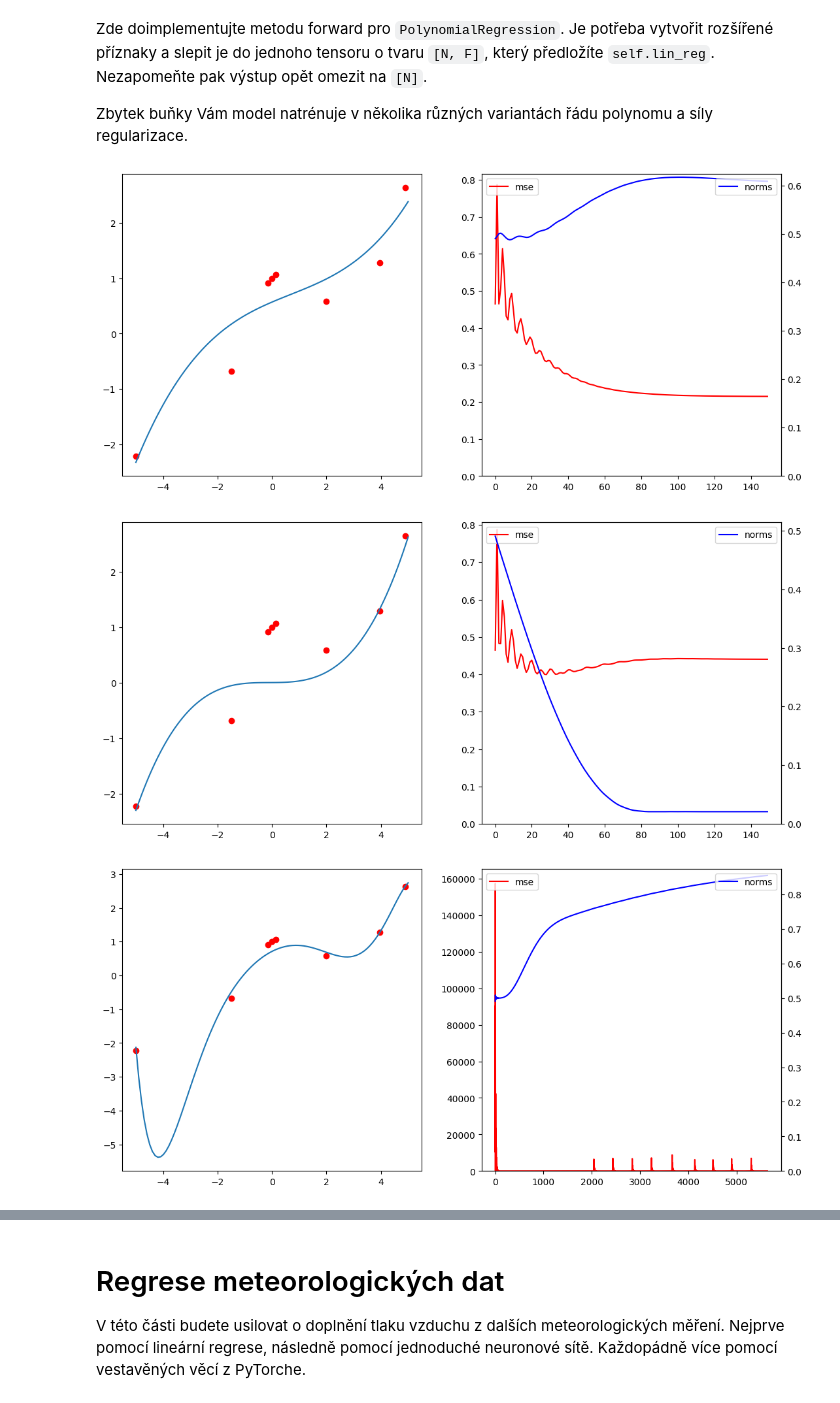
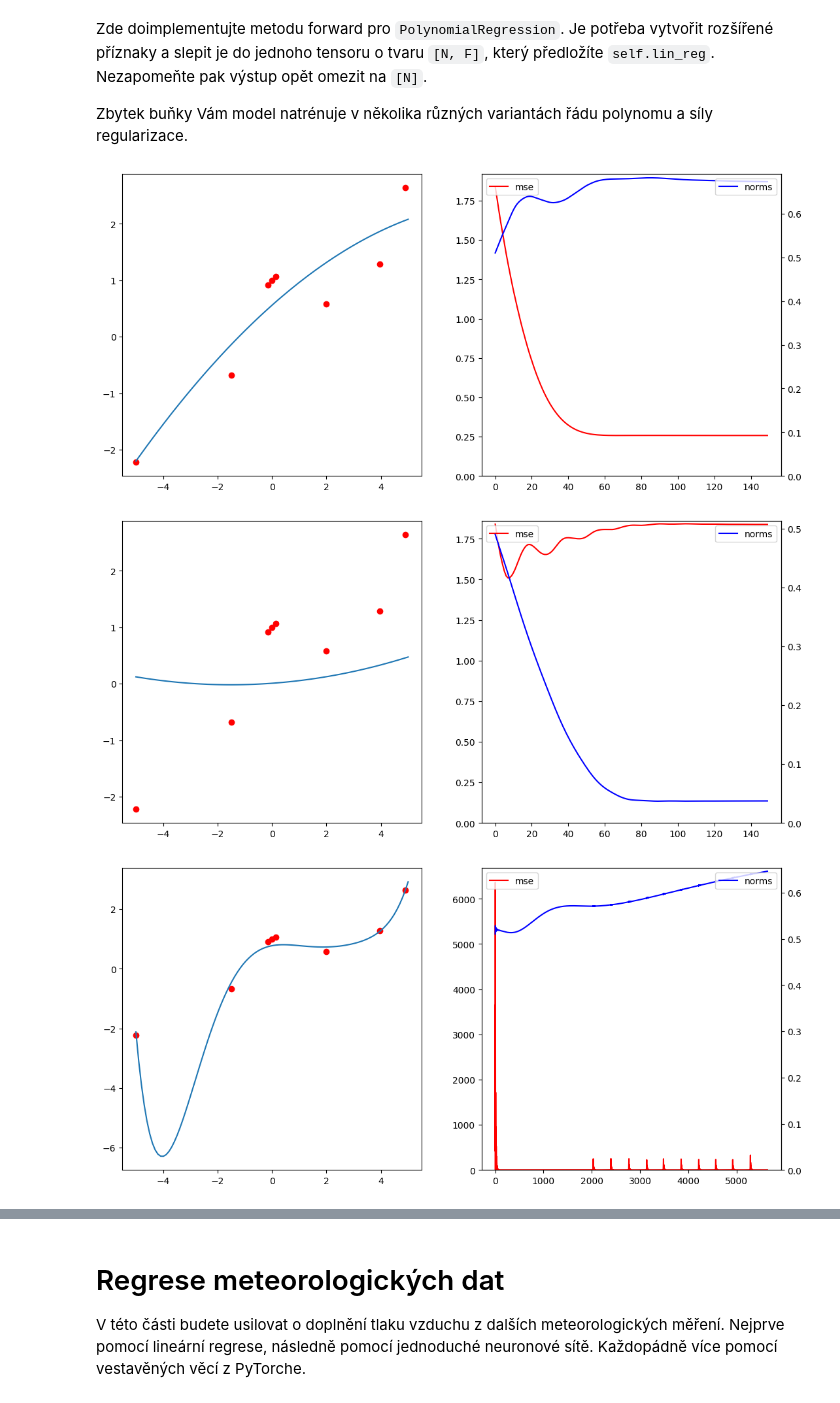
Before and after one commit to xplick04/SUI, a Jupyter notebook: proj3/zadani.ipynb, the cells around one changed output, grey strips where cells are left out. Cells and saved outputs as stored; diff of their text form; code cells hidden in the pictures.

Commit message:
poly_features

```diff
--- a/proj3/zadani.ipynb
+++ b/proj3/zadani.ipynb
@@ -105,10 +105,7 @@ class LinearRegression(torch.nn.Module):
             self.lin_reg.bias.data.fill_(0)
             self.lin_reg.weight.data[0, 0] = 0.5
 
-
-
     def forward(self, x):
-        result = self.lin_reg(x)
         return self.lin_reg(x).squeeze(1)
 
     def l2_norm(self):
@@ -201,35 +198,35 @@ class PolynomialRegression1D(torch.nn.Module):
         super().__init__()
         self.order = order
         self.lin_reg = LinearRegression(order)
 
     def forward(self, x):
-        poly_features = x
-        for i in range(2, self.order + 1):
+        poly_features = torch.ones(x.shape[0], 1)
+        for i in range(1, self.order):
             poly_features = torch.cat((poly_features, x ** (i)), dim=1)
 
         return self.lin_reg(poly_features)
 
 
     def l2_norm(self):
         return self.lin_reg.l2_norm()
 
 def run_polynomial_regr(order, l2_beta):
     model = PolynomialRegression1D(order)
     losses, norms = train_regression_model(
         model,
         MSE_with_regression(l2_beta),
         torch.optim.Adam(model.parameters(), 1e-2),
         data,
         ts,
         nb_steps= 50 + int(100*(order-2)**2.5)
     )
     plot_training_result(model, losses, norms)
 
 run_polynomial_regr(3, 1e-3)
 run_polynomial_regr(3, 1e+2)
 run_polynomial_regr(7, 1e-1)
 run_polynomial_regr(7, 1e+3)
 # %% [output]
-[figure, old version]
+[figure, new version]
-[figure, old version]
+[figure, new version]
-[figure, old version]
+[figure, new version]
```
Also changed, not shown: parts of 3 cells of this notebook, 1 other file.
